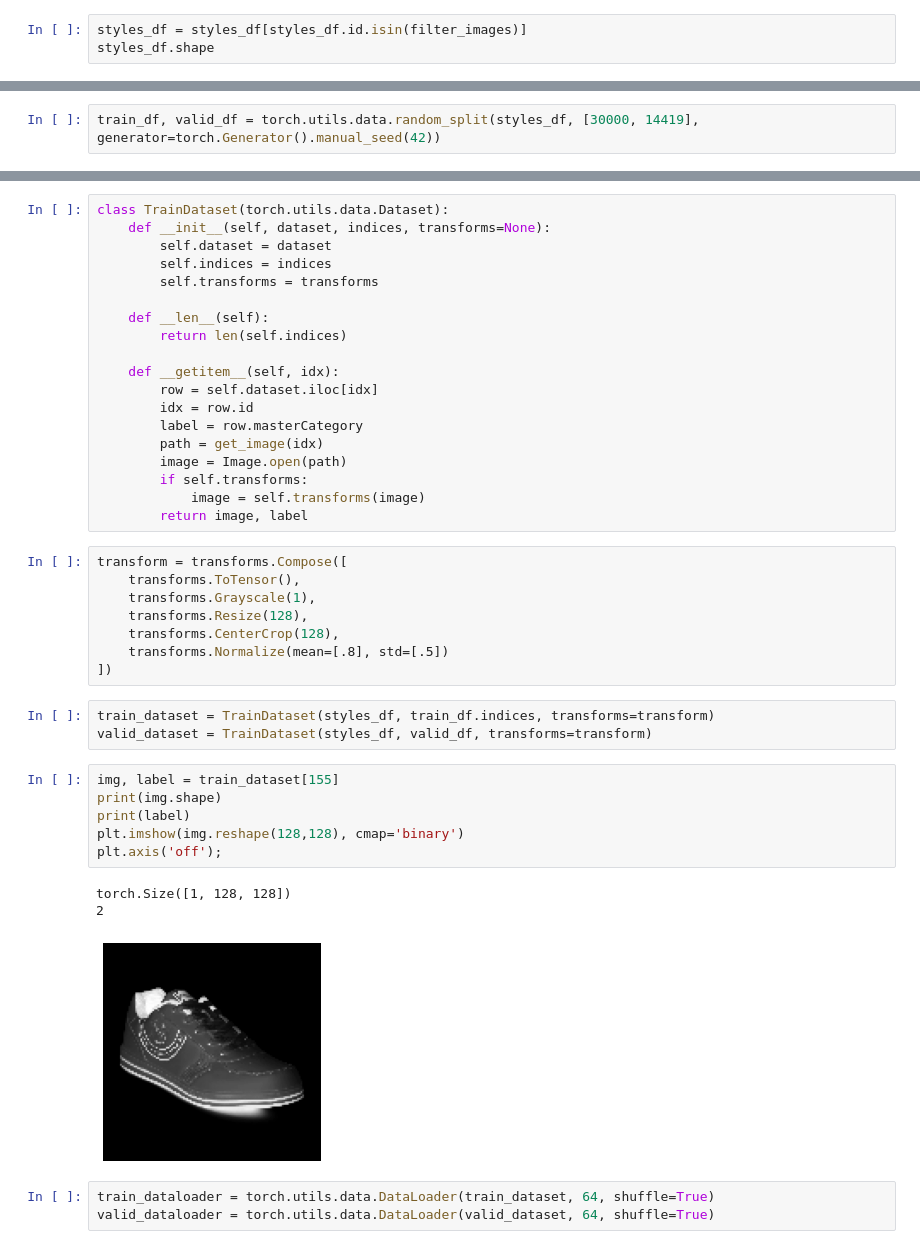
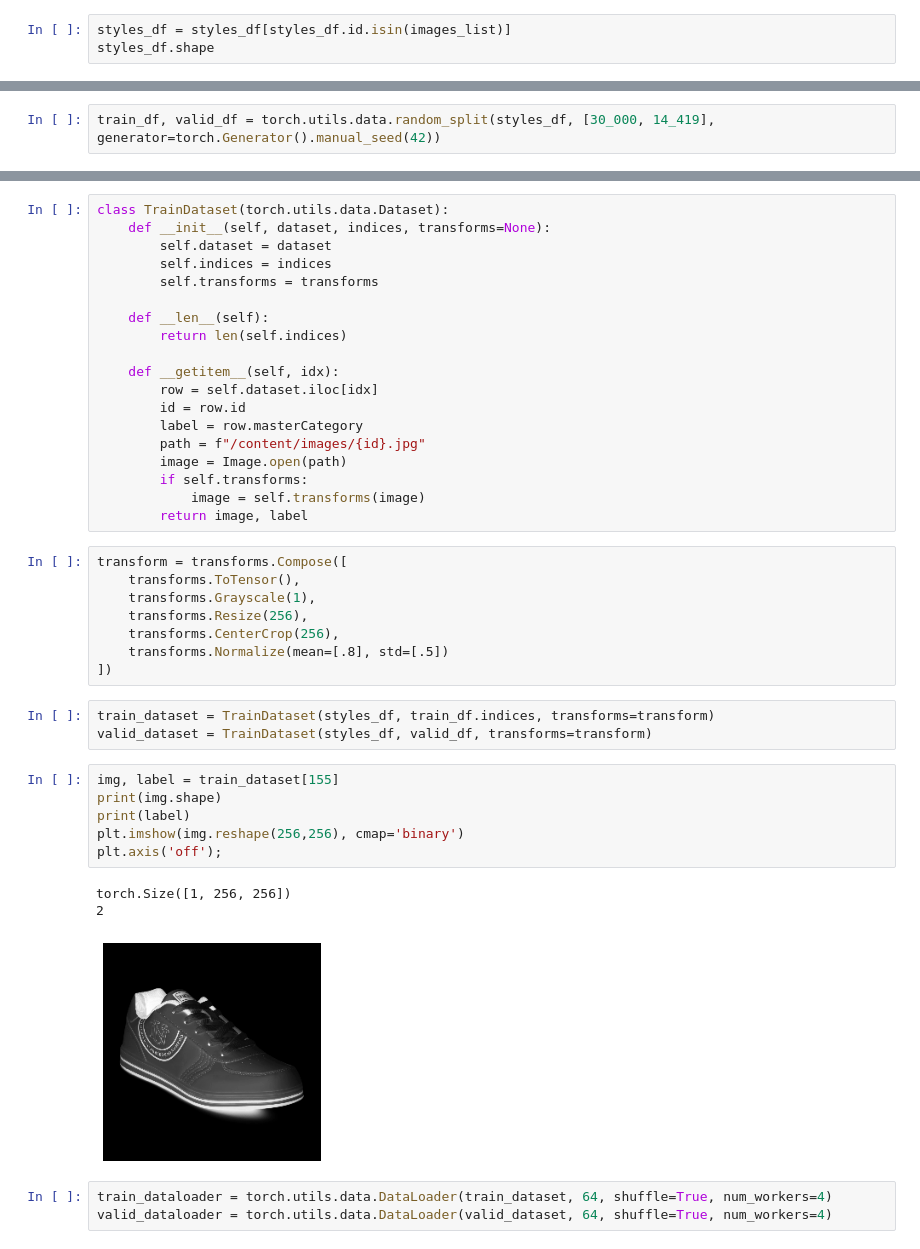
Before and after one commit to rkudulis/Deep-Learning-Notebooks, a Jupyter notebook: Fashion.ipynb, the cells around one changed output, grey strips where cells are left out. Drawn from its saved outputs; the diff is of its cells as text.

```diff
--- a/Fashion.ipynb
+++ b/Fashion.ipynb
@@ -55,7 +52,7 @@ styles_df.masterCategory = styles_df.masterCategory.astype('category').cat.codes
 # %%
-styles_df = styles_df[styles_df.id.isin(filter_images)]
+styles_df = styles_df[styles_df.id.isin(images_list)]
 styles_df.shape
 # %% [output]
 (44419, 10)
 # %%
-train_df, valid_df = torch.utils.data.random_split(styles_df, [30000, 14419], generator=torch.Generator().manual_seed(42))
+train_df, valid_df = torch.utils.data.random_split(styles_df, [30_000, 14_419], generator=torch.Generator().manual_seed(42))
@@ -76,9 +68,9 @@ class TrainDataset(torch.utils.data.Dataset):
 
     def __getitem__(self, idx):
         row = self.dataset.iloc[idx]
-        idx = row.id
+        id = row.id
         label = row.masterCategory
-        path = get_image(idx)
+        path = f"/content/images/{id}.jpg"
         image = Image.open(path)
         if self.transforms:
             image = self.transforms(image)
@@ -87,8 +79,8 @@ class TrainDataset(torch.utils.data.Dataset):
 transform = transforms.Compose([
     transforms.ToTensor(),
     transforms.Grayscale(1),
-    transforms.Resize(128),
-    transforms.CenterCrop(128),
+    transforms.Resize(256),
+    transforms.CenterCrop(256),
     transforms.Normalize(mean=[.8], std=[.5])
 ])
 # %%
@@ -97,14 +89,14 @@ valid_dataset = TrainDataset(styles_df, valid_df, transforms=transform)
 # %%
 img, label = train_dataset[155]
 print(img.shape)
 print(label)
-plt.imshow(img.reshape(128,128), cmap='binary')
+plt.imshow(img.reshape(256,256), cmap='binary')
 plt.axis('off');
 # %% [output]
-torch.Size([1, 128, 128])
+torch.Size([1, 256, 256])
 2
-[figure, old version]
+[figure, new version]
 # %%
-train_dataloader = torch.utils.data.DataLoader(train_dataset, 64, shuffle=True)
-valid_dataloader = torch.utils.data.DataLoader(valid_dataset, 64, shuffle=True)
+train_dataloader = torch.utils.data.DataLoader(train_dataset, 64, shuffle=True, num_workers=4)
+valid_dataloader = torch.utils.data.DataLoader(valid_dataset, 64, shuffle=True, num_workers=4)
 # %%
```
Also changed, not shown: parts of 39 cells of this notebook.
